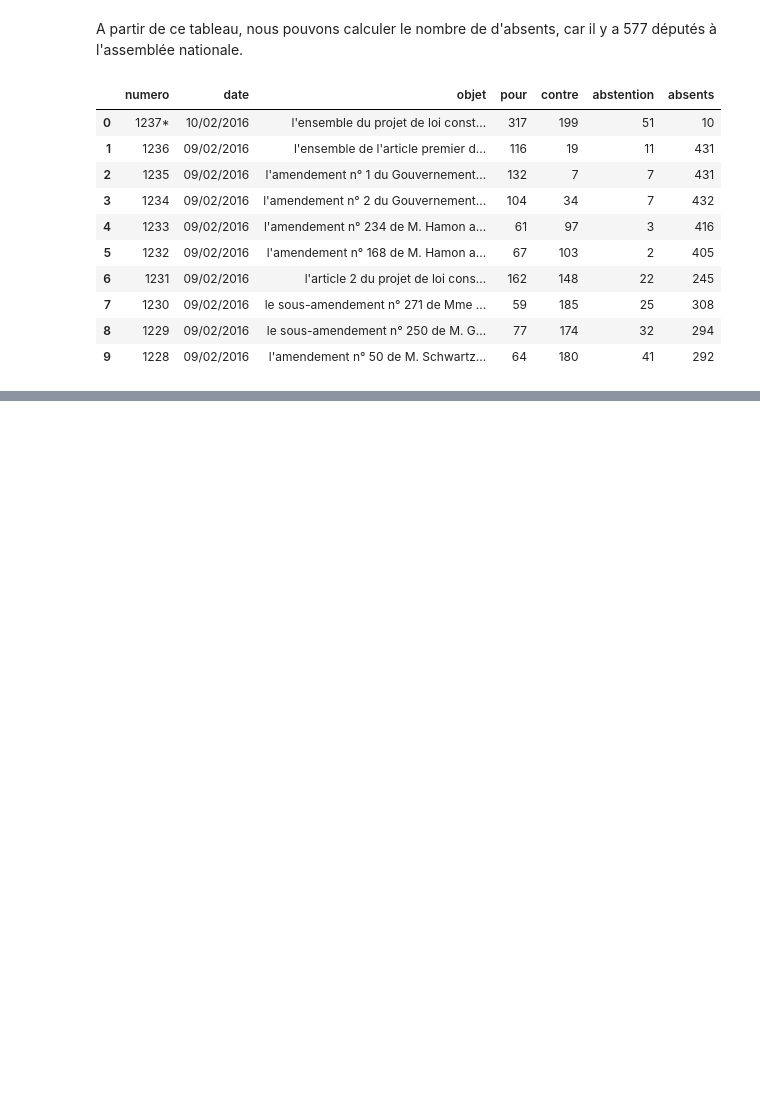
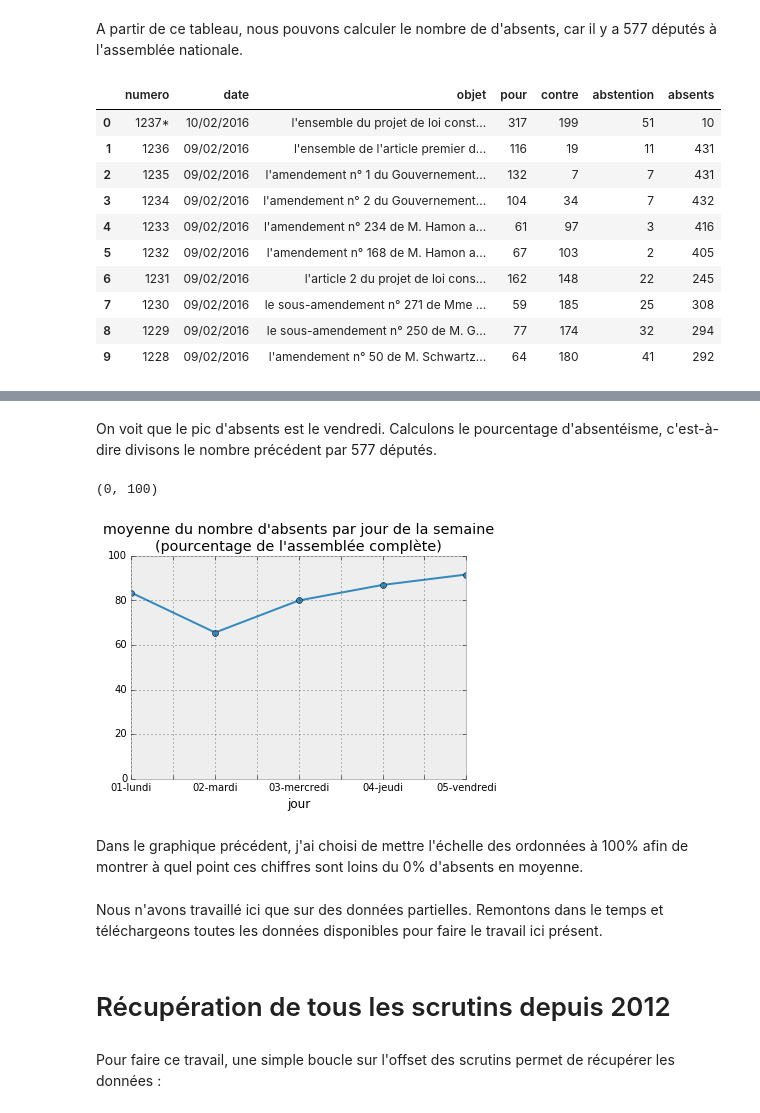
Before and after one commit to flothesof/posts, a Jupyter notebook: 20160215_ScrutinsAssemblee.ipynb, the cells around one changed output, grey strips where cells are left out. Saved outputs shown, nothing was run; the diff lists cells and outputs as text; code cells hidden in the pictures; blank space fills up the shorter version.

```diff
--- a/20160215_ScrutinsAssemblee.ipynb
+++ b/20160215_ScrutinsAssemblee.ipynb
@@ -123,0 +207,17 @@ df.head(10)
+# %% [markdown]
+On voit que le pic d'absents est le vendredi. Calculons le pourcentage d'absentéisme, c'est-à-dire divisons le nombre précédent par 577 députés.
+# %%
+(df.groupby('jour').mean()['absents'] / 577 * 100).plot(style='-o')
+plt.title("moyenne du nombre d'absents par jour de la semaine\n(pourcentage de l'assemblée complète)")
+plt.ylim(0, 100)
+# %% [output]
+(0, 100)
+[figure, added]
+# %% [markdown]
+Dans le graphique précédent, j'ai choisi de mettre l'échelle des ordonnées à 100% afin de montrer à quel point ces chiffres sont loins du 0% d'absents en moyenne.
+# %% [markdown]
+Nous n'avons travaillé ici que sur des données partielles. Remontons dans le temps et téléchargeons toutes les données disponibles pour faire le travail ici présent.
+# %% [markdown]
+# Récupération de tous les scrutins depuis 2012
+# %% [markdown]
+Pour faire ce travail, une simple boucle sur l'offset des scrutins permet de récupérer les données :
```
Also changed, not shown: parts of 53 cells of this notebook.
